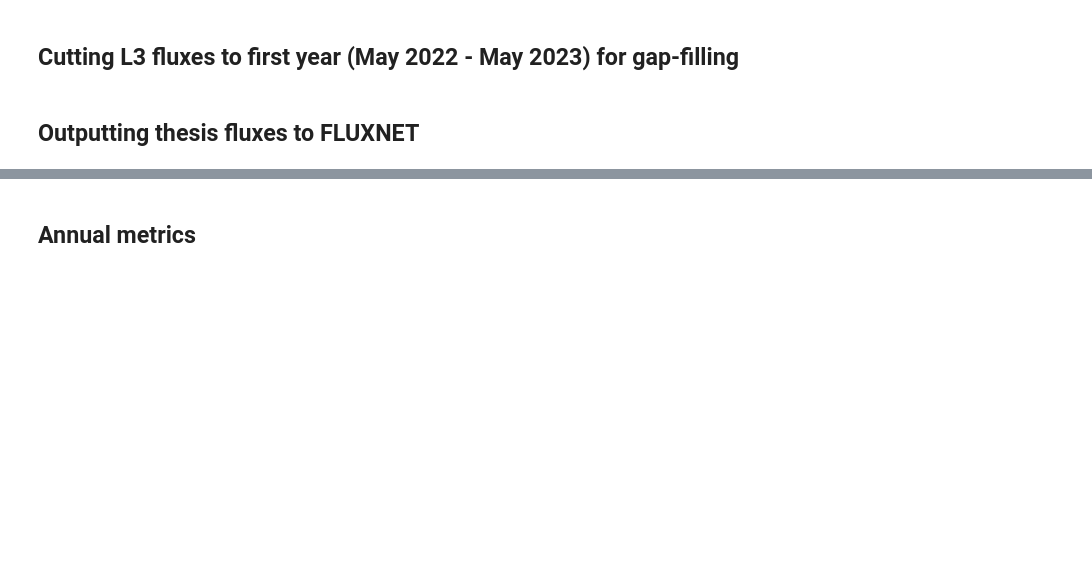
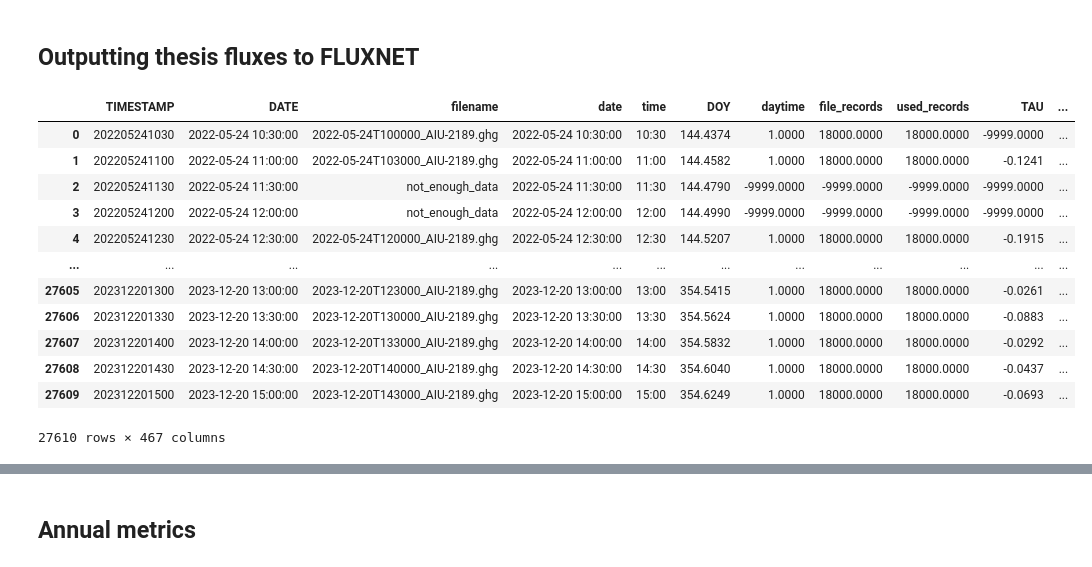
Before and after one commit to ottobriner/atmos-flux-data, a Jupyter notebook: atmos-output.ipynb, the cells around one changed output, grey strips where cells are left out. Cells and saved outputs as stored; diff of their text form; code cells hidden in the pictures; blank space fills up the shorter version.

Commit message:
updating to full flux time series

```diff
--- a/atmos-output.ipynb
+++ b/atmos-output.ipynb
@@ -110,5 +110,3 @@ def save_fluxnet(filepath, save_as=None):
 #     df.to_csv(save_as=f'./output/csv/ATMOS_L3_{datetime.now().strftime("%Y-%m-%d")}_fluxnet.csv', index=False)
 
     return df
-# %% [markdown]
-## Cutting L3 fluxes to first year (May 2022 - May 2023) for gap-filling
@@ -169,2 +165,18 @@ filepath = f'./output/csv/ATMOS_L3_2023-11-09_ch4gapfilled.csv'
 fluxnet = save_fluxnet(filepath)
 # df = pd.read_csv('./output/csv/ATMOS_L3_{datetime.now().strftime("%Y%m%d")}_fluxnet.csv')
+# %%
+fluxnet
+# %% [output]
+|  | TIMESTAMP | DATE | filename | date | time | DOY | daytime | file_records | used_records | TAU | ... |
+| 0 | 202205241030 | 2022-05-24 10:30:00 | 2022-05-24T100000_AIU-2189.ghg | 2022-05-24 10:30:00 | 10:30 | 144.4374 | 1.0000 | 18000.0000 | 18000.0000 | -9999.0000 | ... |
+| 1 | 202205241100 | 2022-05-24 11:00:00 | 2022-05-24T103000_AIU-2189.ghg | 2022-05-24 11:00:00 | 11:00 | 144.4582 | 1.0000 | 18000.0000 | 18000.0000 | -0.1241 | ... |
+| 2 | 202205241130 | 2022-05-24 11:30:00 | not_enough_data | 2022-05-24 11:30:00 | 11:30 | 144.4790 | -9999.0000 | -9999.0000 | -9999.0000 | -9999.0000 | ... |
+| 3 | 202205241200 | 2022-05-24 12:00:00 | not_enough_data | 2022-05-24 12:00:00 | 12:00 | 144.4990 | -9999.0000 | -9999.0000 | -9999.0000 | -9999.0000 | ... |
+| 4 | 202205241230 | 2022-05-24 12:30:00 | 2022-05-24T120000_AIU-2189.ghg | 2022-05-24 12:30:00 | 12:30 | 144.5207 | 1.0000 | 18000.0000 | 18000.0000 | -0.1915 | ... |
+| ... | ... | ... | ... | ... | ... | ... | ... | ... | ... | ... | ... |
+| 27605 | 202312201300 | 2023-12-20 13:00:00 | 2023-12-20T123000_AIU-2189.ghg | 2023-12-20 13:00:00 | 13:00 | 354.5415 | 1.0000 | 18000.0000 | 18000.0000 | -0.0261 | ... |
+| 27606 | 202312201330 | 2023-12-20 13:30:00 | 2023-12-20T130000_AIU-2189.ghg | 2023-12-20 13:30:00 | 13:30 | 354.5624 | 1.0000 | 18000.0000 | 18000.0000 | -0.0883 | ... |
+| 27607 | 202312201400 | 2023-12-20 14:00:00 | 2023-12-20T133000_AIU-2189.ghg | 2023-12-20 14:00:00 | 14:00 | 354.5832 | 1.0000 | 18000.0000 | 18000.0000 | -0.0292 | ... |
+| 27608 | 202312201430 | 2023-12-20 14:30:00 | 2023-12-20T140000_AIU-2189.ghg | 2023-12-20 14:30:00 | 14:30 | 354.6040 | 1.0000 | 18000.0000 | 18000.0000 | -0.0437 | ... |
+| 27609 | 202312201500 | 2023-12-20 15:00:00 | 2023-12-20T143000_AIU-2189.ghg | 2023-12-20 15:00:00 | 15:00 | 354.6249 | 1.0000 | 18000.0000 | 18000.0000 | -0.0693 | ... |
+27610 rows × 467 columns
```
Also changed, not shown: parts of 9 cells of this notebook.
